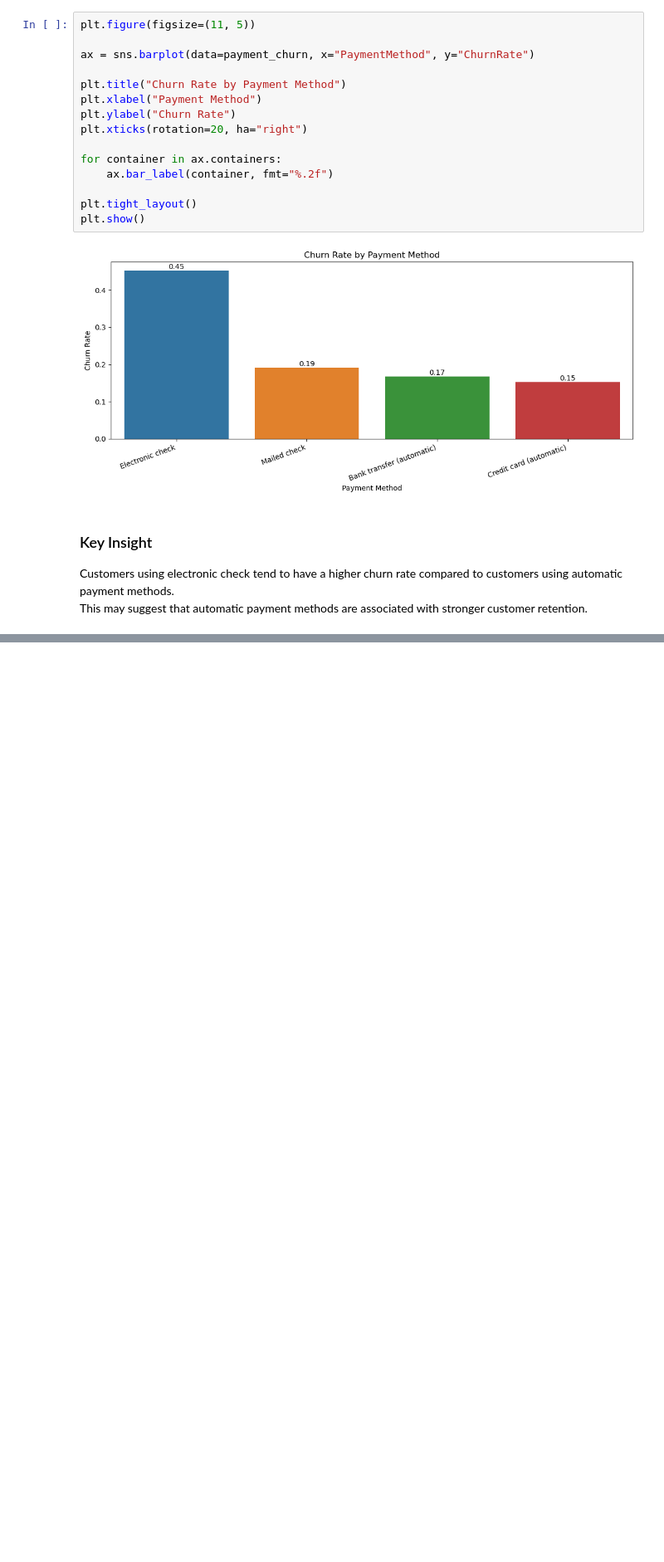
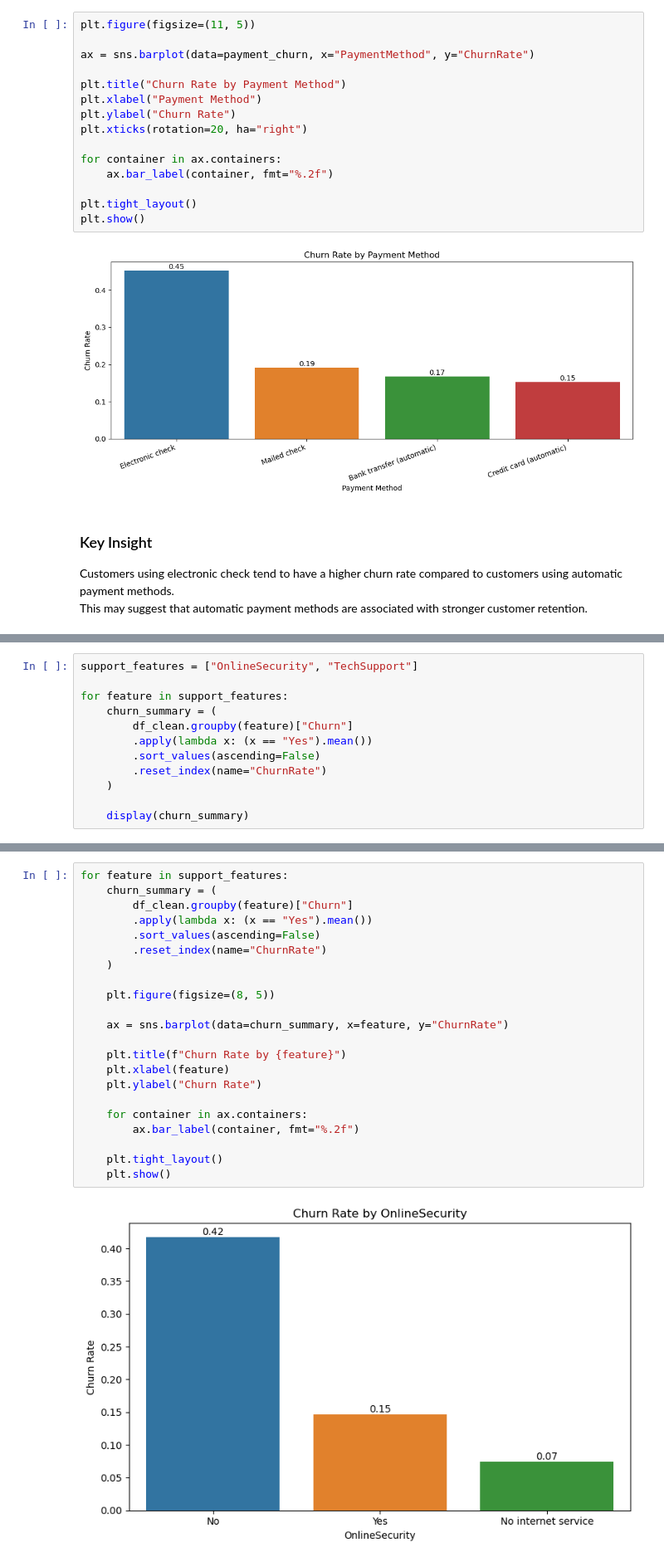
Before and after one commit to ChiBao-v/Customer-Churn-Prediction-System, a Jupyter notebook: notebooks/eda_customer_churn_analysis.ipynb, the cells around one changed output, grey strips where cells are left out. Shown at 83% size. Drawn from its saved outputs; the diff is of its cells as text; blank space fills up the shorter version.

```diff
--- a/notebooks/eda_customer_churn_analysis.ipynb
+++ b/notebooks/eda_customer_churn_analysis.ipynb
@@ -331,0 +389,12 @@ This may suggest that automatic payment methods are associated with stronger cus
+# %%
+support_features = ["OnlineSecurity", "TechSupport"]
+
+for feature in support_features:
+    churn_summary = (
+        df_clean.groupby(feature)["Churn"]
+        .apply(lambda x: (x == "Yes").mean())
+        .sort_values(ascending=False)
+        .reset_index(name="ChurnRate")
+    )
+
+    display(churn_summary)
@@ -331,0 +410,24 @@ This may suggest that automatic payment methods are associated with stronger cus
+# %%
+for feature in support_features:
+    churn_summary = (
+        df_clean.groupby(feature)["Churn"]
+        .apply(lambda x: (x == "Yes").mean())
+        .sort_values(ascending=False)
+        .reset_index(name="ChurnRate")
+    )
+
+    plt.figure(figsize=(8, 5))
+
+    ax = sns.barplot(data=churn_summary, x=feature, y="ChurnRate")
+
+    plt.title(f"Churn Rate by {feature}")
+    plt.xlabel(feature)
+    plt.ylabel("Churn Rate")
+
+    for container in ax.containers:
+        ax.bar_label(container, fmt="%.2f")
+
+    plt.tight_layout()
+    plt.show()
+# %% [output]
+[figure, added]
```
Also changed, not shown: parts of 17 cells of this notebook.
